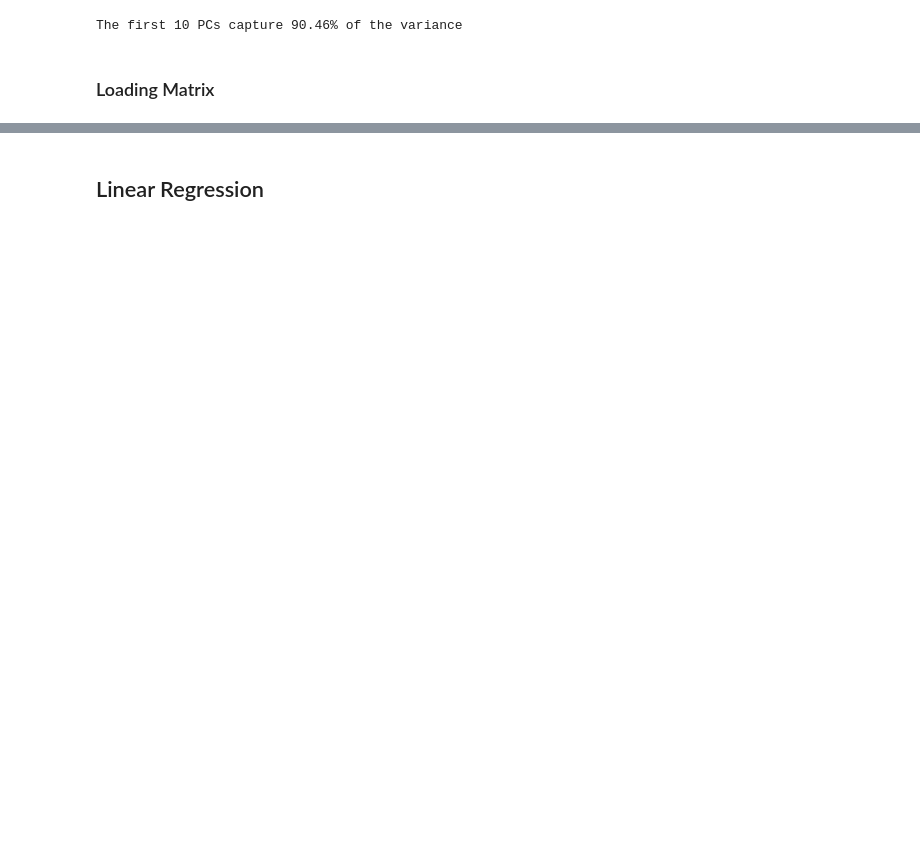
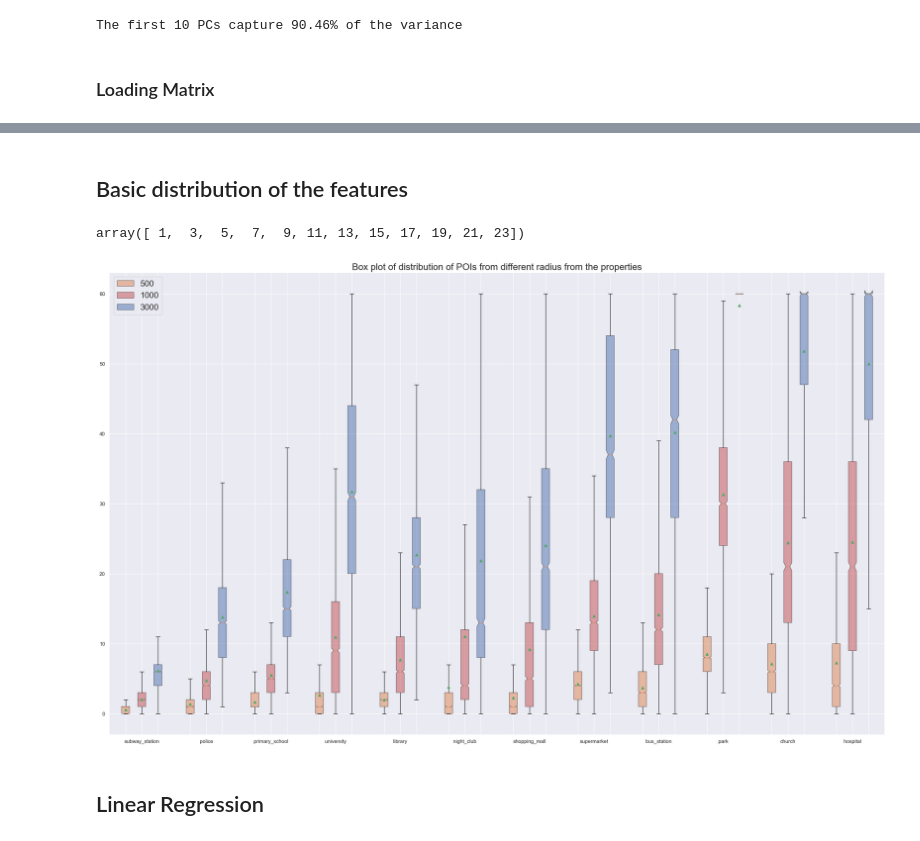
Before and after one commit to Eric-Miao/2022Fall-CIVENG263N-FinalProj, a Jupyter notebook: Google_API_test.ipynb, the cells around one changed output, grey strips where cells are left out. Saved outputs shown, nothing was run; the diff lists cells and outputs as text; code cells hidden in the pictures; blank space fills up the shorter version.

```diff
--- a/Google_API_test.ipynb
+++ b/Google_API_test.ipynb
@@ -464,2 +466,80 @@ Hover to magify
+# %% [markdown]
+## Basic distribution of the features
+# %%
+listPOI = [ 'subway_station','police',  \
+            'primary_school', \
+           'university', 'library', 'night_club', \
+           'shopping_mall', 'supermarket','bus_station','park','church','hospital']
+# %%
+iterables = [listPOI, ['500','1000','3000']]
+
+dfMultiPOIPrice = pd.DataFrame(index=dfPOIPrice.index,columns=pd.MultiIndex.from_product(iterables, names=["POI", "radius"]))
+# %%
+for r in ['500','1000','3000']:
+    for POI in listPOI:
+        col = POI+'_'+r
+        dfMultiPOIPrice.loc[:,(POI,r)] = dfPOIPrice[col]
+dfMultiPOIPrice = dfMultiPOIPrice.astype('int')
+# %%
+locations = 2*np.array(range(1,len(listPOI)+1))-1
+locations
+# %% [output]
+array([ 1,  3,  5,  7,  9, 11, 13, 15, 17, 19, 21, 23])
+# %%
+fig, ax = plt.subplots(figsize=(30,18))
+
+locations = 2*np.array(range(1,len(listPOI)+1))+1
+
+bp1 = plt.boxplot(
+    dfMultiPOIPrice.loc[:,(slice(None),'500')],
+    notch=True,
+    labels=['' for _ in range(12)],
+    showfliers=False,
+    showmeans=True,
+    widths=0.25,
+    positions=locations-0.5,
+    patch_artist=True,
+    boxprops={
+        'facecolor':"C1",
+        'alpha':0.5
+    }
+)
+
+
+bp2 = plt.boxplot(
+    dfMultiPOIPrice.loc[:,(slice(None),'1000')],
+    notch=True,
+    labels=listPOI,
+    showfliers=False,
+    showmeans=True,
+    widths=0.25,
+    positions=locations,
+    patch_artist=True,
+    boxprops={
+        'facecolor':"C3",
+        'alpha':0.5
+    }
+)
+
+
+bp3 = plt.boxplot(
+    dfMultiPOIPrice.loc[:,(slice(None),'3000')],
+    notch=True,
+    labels=['' for _ in range(12)],
+    showfliers=False,showmeans=True,
+    widths=0.25,
+    positions=locations+0.5,
+    patch_artist=True,
+    boxprops={
+        'facecolor':"C0",
+        'alpha':0.5
+    }
+)
+
+ax.legend([bp1["boxes"][0], bp2["boxes"][0],bp3["boxes"][0]], ['500','1000','3000'], loc='upper left',fontsize=18)
+ax.set_title('Box plot of distribution of POIs from different radius from the properties',fontsize=20)
+plt.show()
+# %% [output]
+[figure, added]
 # %% [markdown]
 ## Linear Regression
```
Also changed, not shown: parts of 13 cells of this notebook.
